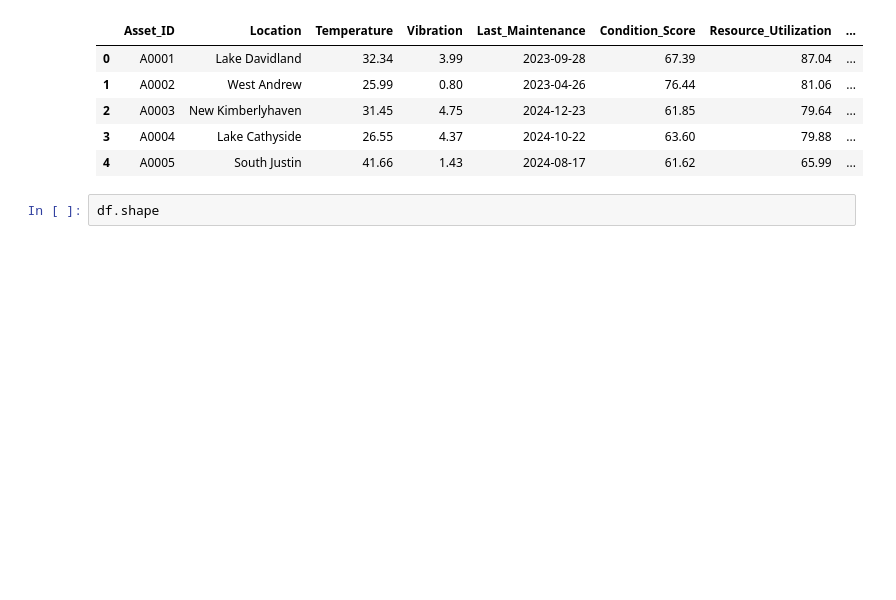
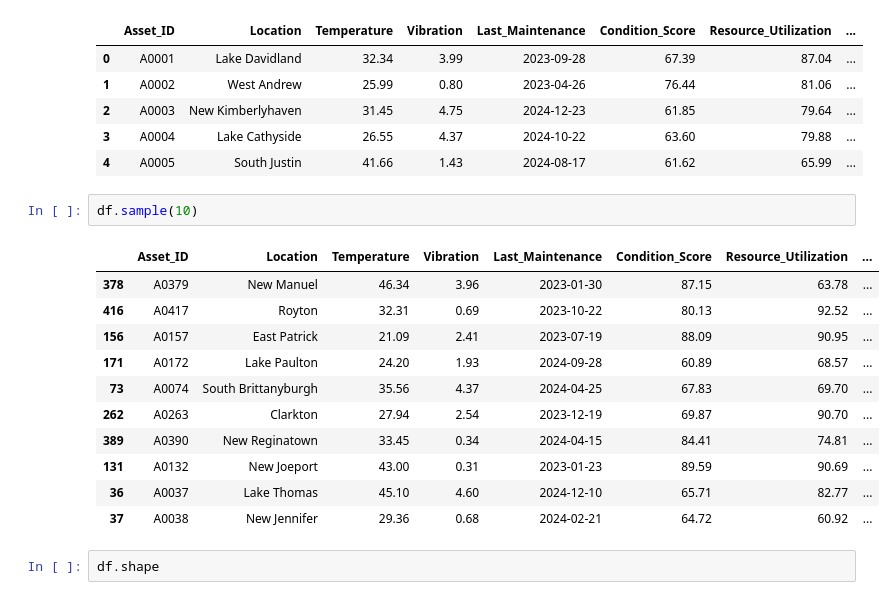
Before and after one commit to Vishesh-coder/AI_ML, a Jupyter notebook: EDA/eda.ipynb, the cells around one changed output. Saved outputs shown, nothing was run; the diff lists cells and outputs as text; blank space fills up the shorter version.

```diff
--- a/EDA/eda.ipynb
+++ b/EDA/eda.ipynb
@@ -13,6 +13,20 @@ df.head()
 | 2 | A0003 | New Kimberlyhaven | 31.45 | 4.75 | 2024-12-23 | 61.85 | 79.64 | ... |
 | 3 | A0004 | Lake Cathyside | 26.55 | 4.37 | 2024-10-22 | 63.60 | 79.88 | ... |
 | 4 | A0005 | South Justin | 41.66 | 1.43 | 2024-08-17 | 61.62 | 65.99 | ... |
+# %%
+df.sample(10)
+# %% [output]
+|  | Asset_ID | Location | Temperature | Vibration | Last_Maintenance | Condition_Score | Resource_Utilization | ... |
+| 378 | A0379 | New Manuel | 46.34 | 3.96 | 2023-01-30 | 87.15 | 63.78 | ... |
+| 416 | A0417 | Royton | 32.31 | 0.69 | 2023-10-22 | 80.13 | 92.52 | ... |
+| 156 | A0157 | East Patrick | 21.09 | 2.41 | 2023-07-19 | 88.09 | 90.95 | ... |
+| 171 | A0172 | Lake Paulton | 24.20 | 1.93 | 2024-09-28 | 60.89 | 68.57 | ... |
+| 73 | A0074 | South Brittanyburgh | 35.56 | 4.37 | 2024-04-25 | 67.83 | 69.70 | ... |
+| 262 | A0263 | Clarkton | 27.94 | 2.54 | 2023-12-19 | 69.87 | 90.70 | ... |
+| 389 | A0390 | New Reginatown | 33.45 | 0.34 | 2024-04-15 | 84.41 | 74.81 | ... |
+| 131 | A0132 | New Joeport | 43.00 | 0.31 | 2023-01-23 | 89.59 | 90.69 | ... |
+| 36 | A0037 | Lake Thomas | 45.10 | 4.60 | 2024-12-10 | 65.71 | 82.77 | ... |
+| 37 | A0038 | New Jennifer | 29.36 | 0.68 | 2024-02-21 | 64.72 | 60.92 | ... |
 # %%
 df.shape
 # %% [output]
```
Also changed, not shown: parts of 3 cells of this notebook.
